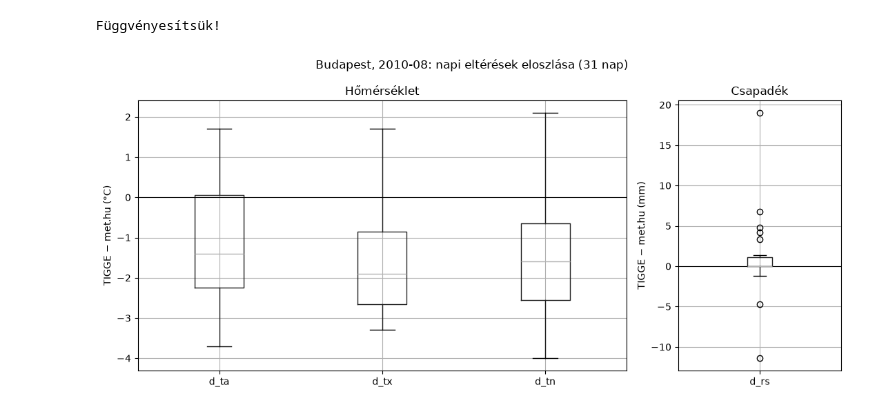
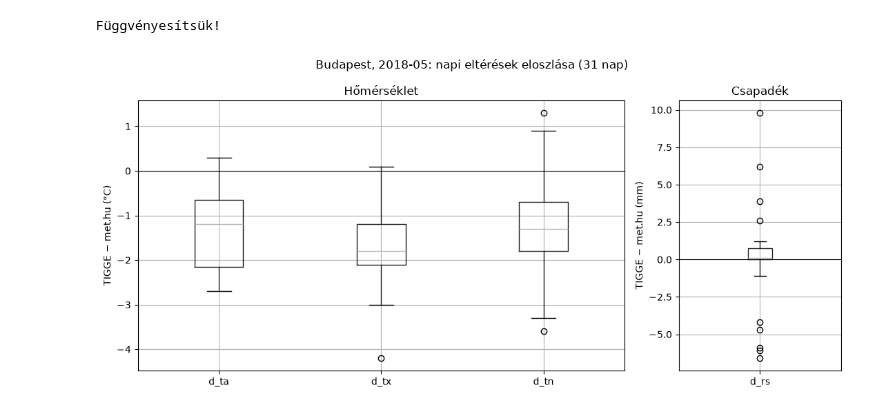
Before and after one commit to horvathcsaba0628/fisher_info_research, a Jupyter notebook: src/comparison_analying.ipynb, the cells around one changed output. Cells and saved outputs as stored; diff of their text form; code cells hidden in the pictures.

```diff
--- a/src/comparison_analying.ipynb
+++ b/src/comparison_analying.ipynb
@@ -311,6 +324,6 @@ def plot_month(diffs, year, month, city="Budapest"):
 # %% [output]
 Függvényesítsük!
 # %%
-plot_month(diffs,2010,8)
+plot_month(diffs,2018,5)
 # %% [output]
-[figure, old version]
+[figure, new version]
```
Also changed, not shown: parts of 17 cells of this notebook, 3 other files.
